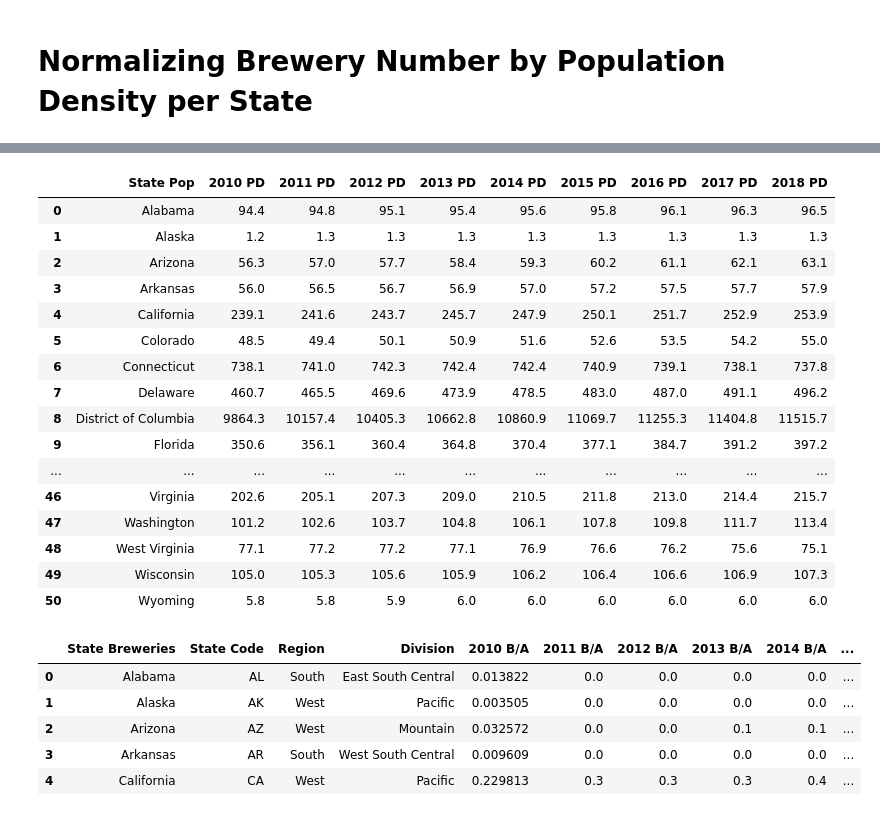
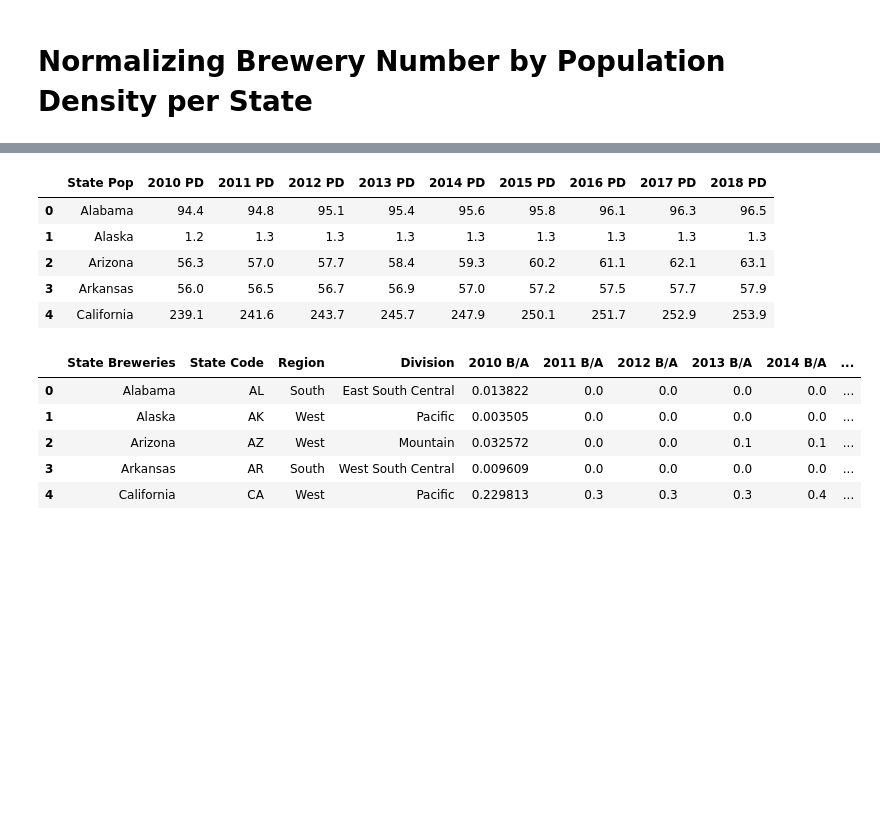
Before and after one commit to akhilliker/Project_1_Team_2, a Jupyter notebook: Project Code/State_Rate_of_Brewery_Growth.ipynb, the cells around one changed output, grey strips where cells are left out. Saved outputs shown, nothing was run; the diff lists cells and outputs as text; code cells hidden in the pictures; blank space fills up the shorter version.

```diff
--- a/Project Code/State_Rate_of_Brewery_Growth.ipynb
+++ b/Project Code/State_Rate_of_Brewery_Growth.ipynb
@@ -562,38 +542,28 @@ state_pop_df
 # %%
 #Calculate Population Density (PD) of each state by dividing state population by area in squared miles
 state_pop_df["2010 PD"] = (state_pop_df["2010"] / state_land_df["Land Area"]).round(1)
 state_pop_df["2011 PD"] = (state_pop_df["2011"] / state_land_df["Land Area"]).round(1)
 state_pop_df["2012 PD"] = (state_pop_df["2012"] / state_land_df["Land Area"]).round(1)
 state_pop_df["2013 PD"] = (state_pop_df["2013"] / state_land_df["Land Area"]).round(1)
 state_pop_df["2014 PD"] = (state_pop_df["2014"] / state_land_df["Land Area"]).round(1)
 state_pop_df["2015 PD"] = (state_pop_df["2015"] / state_land_df["Land Area"]).round(1)
 state_pop_df["2016 PD"] = (state_pop_df["2016"] / state_land_df["Land Area"]).round(1)
 state_pop_df["2017 PD"] = (state_pop_df["2017"] / state_land_df["Land Area"]).round(1)
 state_pop_df["2018 PD"] = (state_pop_df["2018"] / state_land_df["Land Area"]).round(1)
 
 #Save new dataframe with just the population density
 state_pop_density_df = state_pop_df.drop(["2010","2011","2012","2013","2014","2015","2016","2017","2018", ], axis=1)
+
 #Save as csv files in case group members want it
 state_pop_density_df.to_csv(r'../Raw Data Sources/state_pop_density_2010_2018_cleaned.csv')
-state_pop_density_df
+state_pop_density_df.head()
 # %% [output]
 |  | State Pop | 2010 PD | 2011 PD | 2012 PD | 2013 PD | 2014 PD | 2015 PD | 2016 PD | 2017 PD | 2018 PD |
 | 0 | Alabama | 94.4 | 94.8 | 95.1 | 95.4 | 95.6 | 95.8 | 96.1 | 96.3 | 96.5 |
 | 1 | Alaska | 1.2 | 1.3 | 1.3 | 1.3 | 1.3 | 1.3 | 1.3 | 1.3 | 1.3 |
 | 2 | Arizona | 56.3 | 57.0 | 57.7 | 58.4 | 59.3 | 60.2 | 61.1 | 62.1 | 63.1 |
 | 3 | Arkansas | 56.0 | 56.5 | 56.7 | 56.9 | 57.0 | 57.2 | 57.5 | 57.7 | 57.9 |
 | 4 | California | 239.1 | 241.6 | 243.7 | 245.7 | 247.9 | 250.1 | 251.7 | 252.9 | 253.9 |
-| 5 | Colorado | 48.5 | 49.4 | 50.1 | 50.9 | 51.6 | 52.6 | 53.5 | 54.2 | 55.0 |
-| 6 | Connecticut | 738.1 | 741.0 | 742.3 | 742.4 | 742.4 | 740.9 | 739.1 | 738.1 | 737.8 |
-| 7 | Delaware | 460.7 | 465.5 | 469.6 | 473.9 | 478.5 | 483.0 | 487.0 | 491.1 | 496.2 |
-| 8 | District of Columbia | 9864.3 | 10157.4 | 10405.3 | 10662.8 | 10860.9 | 11069.7 | 11255.3 | 11404.8 | 11515.7 |
-| 9 | Florida | 350.6 | 356.1 | 360.4 | 364.8 | 370.4 | 377.1 | 384.7 | 391.2 | 397.2 |
-| ... | ... | ... | ... | ... | ... | ... | ... | ... | ... | ... |
-| 46 | Virginia | 202.6 | 205.1 | 207.3 | 209.0 | 210.5 | 211.8 | 213.0 | 214.4 | 215.7 |
-| 47 | Washington | 101.2 | 102.6 | 103.7 | 104.8 | 106.1 | 107.8 | 109.8 | 111.7 | 113.4 |
-| 48 | West Virginia | 77.1 | 77.2 | 77.2 | 77.1 | 76.9 | 76.6 | 76.2 | 75.6 | 75.1 |
-| 49 | Wisconsin | 105.0 | 105.3 | 105.6 | 105.9 | 106.2 | 106.4 | 106.6 | 106.9 | 107.3 |
-| 50 | Wyoming | 5.8 | 5.8 | 5.9 | 6.0 | 6.0 | 6.0 | 6.0 | 6.0 | 6.0 |
 # %%
 #Calculate Breweries (B) / 100 square miles of each state by dividing brewery count by area in squared miles
 brew_ct2_df["2010 B/A"] = (brew_ct2_df["2010"] / state_land_df["Land Area"] * 100)
```
Also changed, not shown: parts of 24 cells of this notebook, 31 other files.
